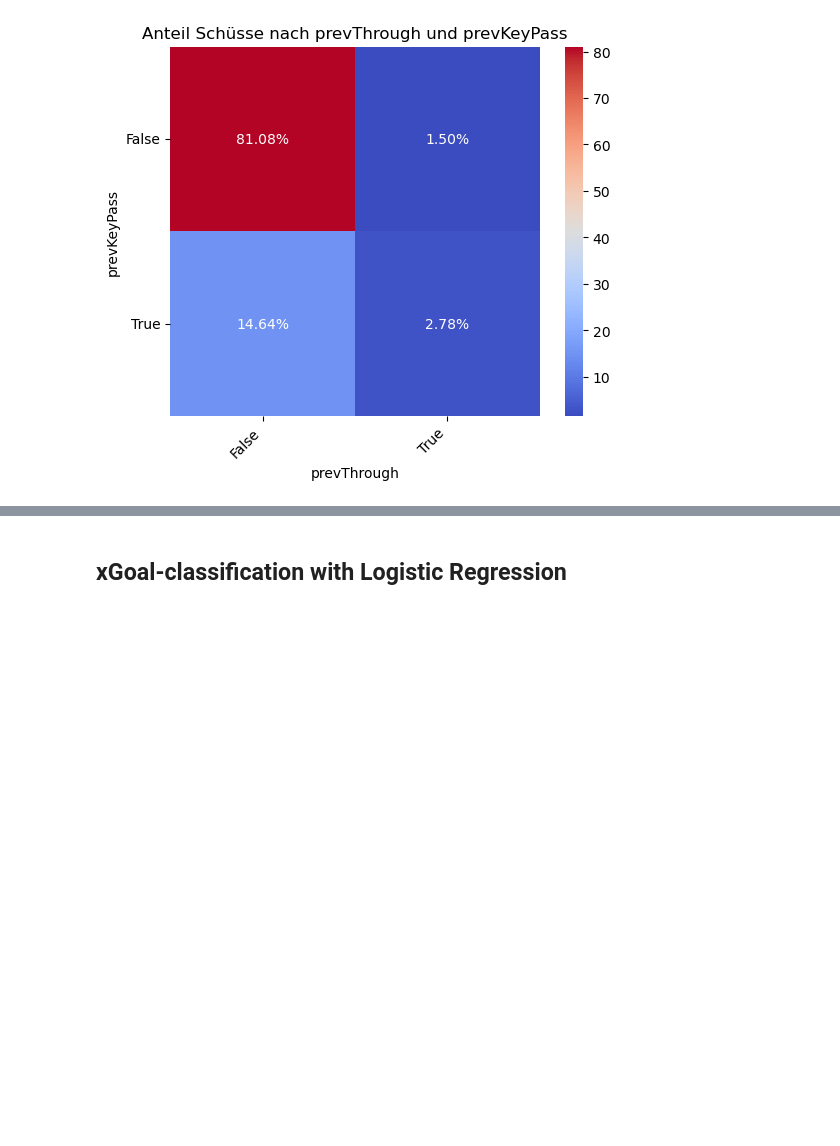
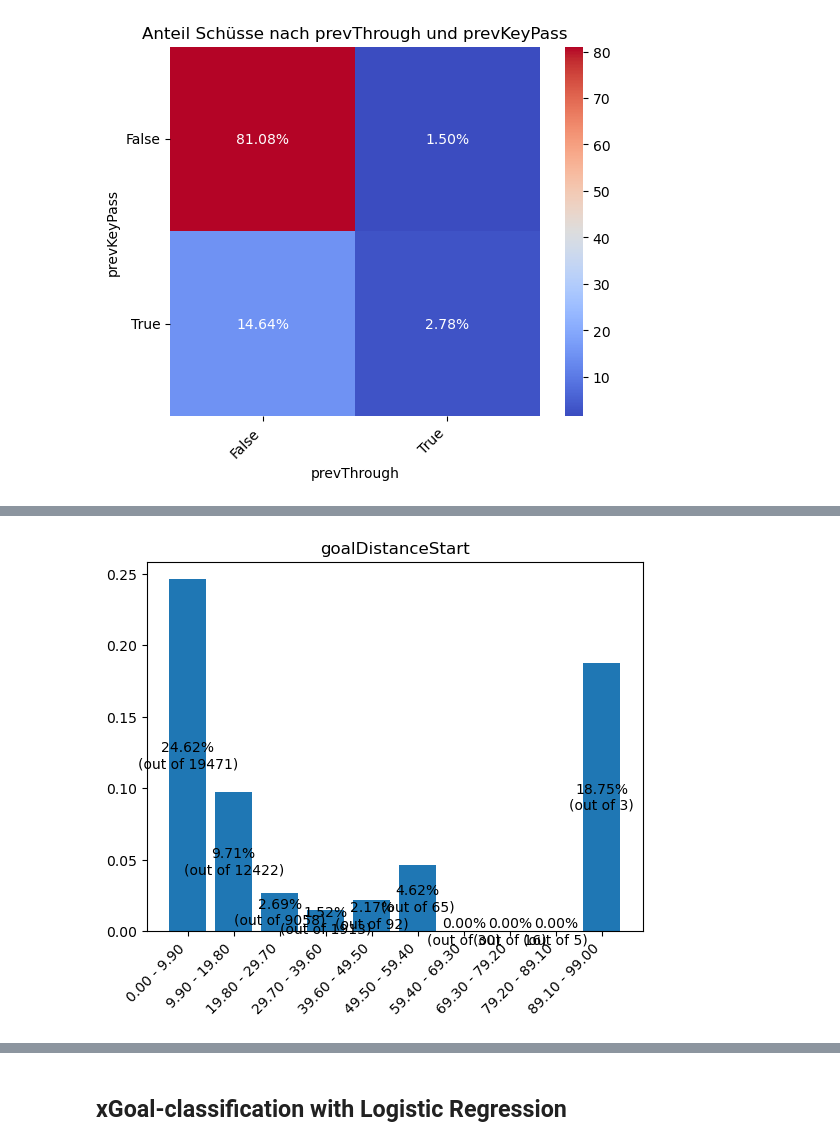
Before and after one commit to j-woe/football-analysis, a Jupyter notebook: EDA.ipynb, the cells around one changed output, grey strips where cells are left out. Cells and saved outputs as stored; diff of their text form; code cells hidden in the pictures; blank space fills up the shorter version.

```diff
--- a/EDA.ipynb
+++ b/EDA.ipynb
@@ -541,0 +568,4 @@ category_heatmap('prevThrough', 'prevKeyPass', 3, 4)
+# %%
+feature_goal_corr_bars('goalDistanceStart', 10, False)
+# %% [output]
+[figure, added]
```
Also changed, not shown: parts of 11 cells of this notebook.
